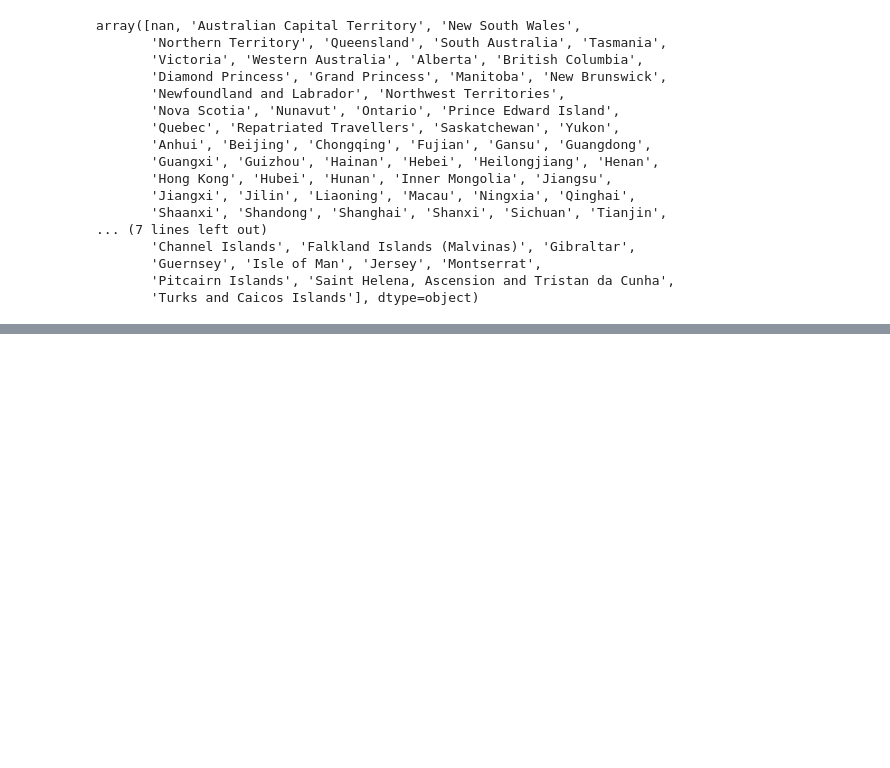
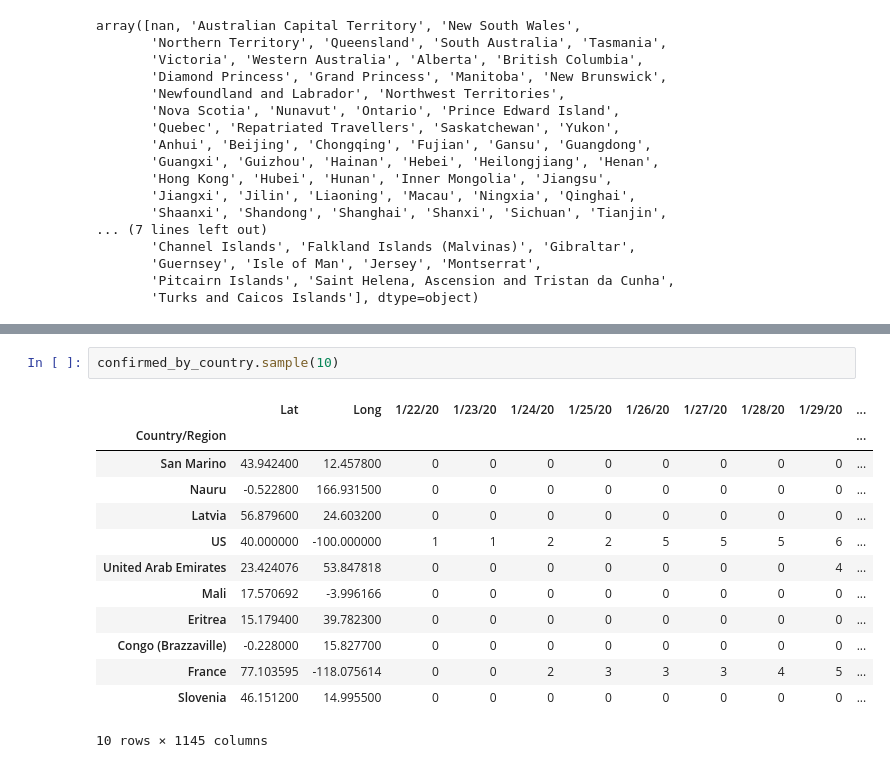
Before and after one commit to renatamontanhana/Analise_de_Dados_Saude_1, a Jupyter notebook: Data_Science_e_Saude.ipynb, the cells around one changed output, grey strips where cells are left out. Saved outputs shown, nothing was run; the diff lists cells and outputs as text; blank space fills up the shorter version.

```diff
--- a/Data_Science_e_Saude.ipynb
+++ b/Data_Science_e_Saude.ipynb
@@ -93,0 +194,16 @@ array([nan, 'Australian Capital Territory', 'New South Wales',
+# %%
+confirmed_by_country.sample(10)
+# %% [output]
+|  | Lat | Long | 1/22/20 | 1/23/20 | 1/24/20 | 1/25/20 | 1/26/20 | 1/27/20 | 1/28/20 | 1/29/20 | ... |
+| Country/Region |  |  |  |  |  |  |  |  |  |  | ... |
+| San Marino | 43.942400 | 12.457800 | 0 | 0 | 0 | 0 | 0 | 0 | 0 | 0 | ... |
+| Nauru | -0.522800 | 166.931500 | 0 | 0 | 0 | 0 | 0 | 0 | 0 | 0 | ... |
+| Latvia | 56.879600 | 24.603200 | 0 | 0 | 0 | 0 | 0 | 0 | 0 | 0 | ... |
+| US | 40.000000 | -100.000000 | 1 | 1 | 2 | 2 | 5 | 5 | 5 | 6 | ... |
+| United Arab Emirates | 23.424076 | 53.847818 | 0 | 0 | 0 | 0 | 0 | 0 | 0 | 4 | ... |
+| Mali | 17.570692 | -3.996166 | 0 | 0 | 0 | 0 | 0 | 0 | 0 | 0 | ... |
+| Eritrea | 15.179400 | 39.782300 | 0 | 0 | 0 | 0 | 0 | 0 | 0 | 0 | ... |
+| Congo (Brazzaville) | -0.228000 | 15.827700 | 0 | 0 | 0 | 0 | 0 | 0 | 0 | 0 | ... |
+| France | 77.103595 | -118.075614 | 0 | 0 | 2 | 3 | 3 | 3 | 4 | 5 | ... |
+| Slovenia | 46.151200 | 14.995500 | 0 | 0 | 0 | 0 | 0 | 0 | 0 | 0 | ... |
+10 rows × 1145 columns
```
Also changed, not shown: parts of 10 cells of this notebook.
